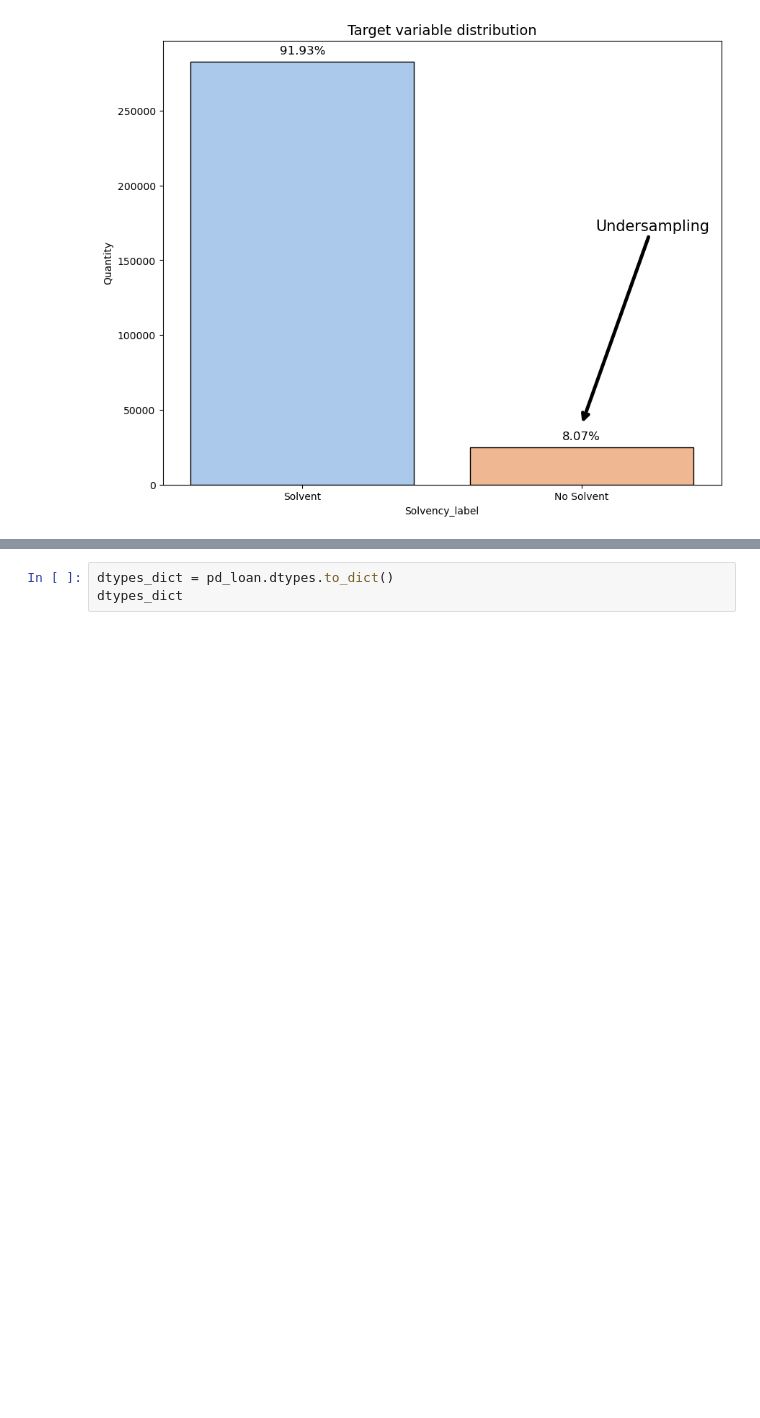
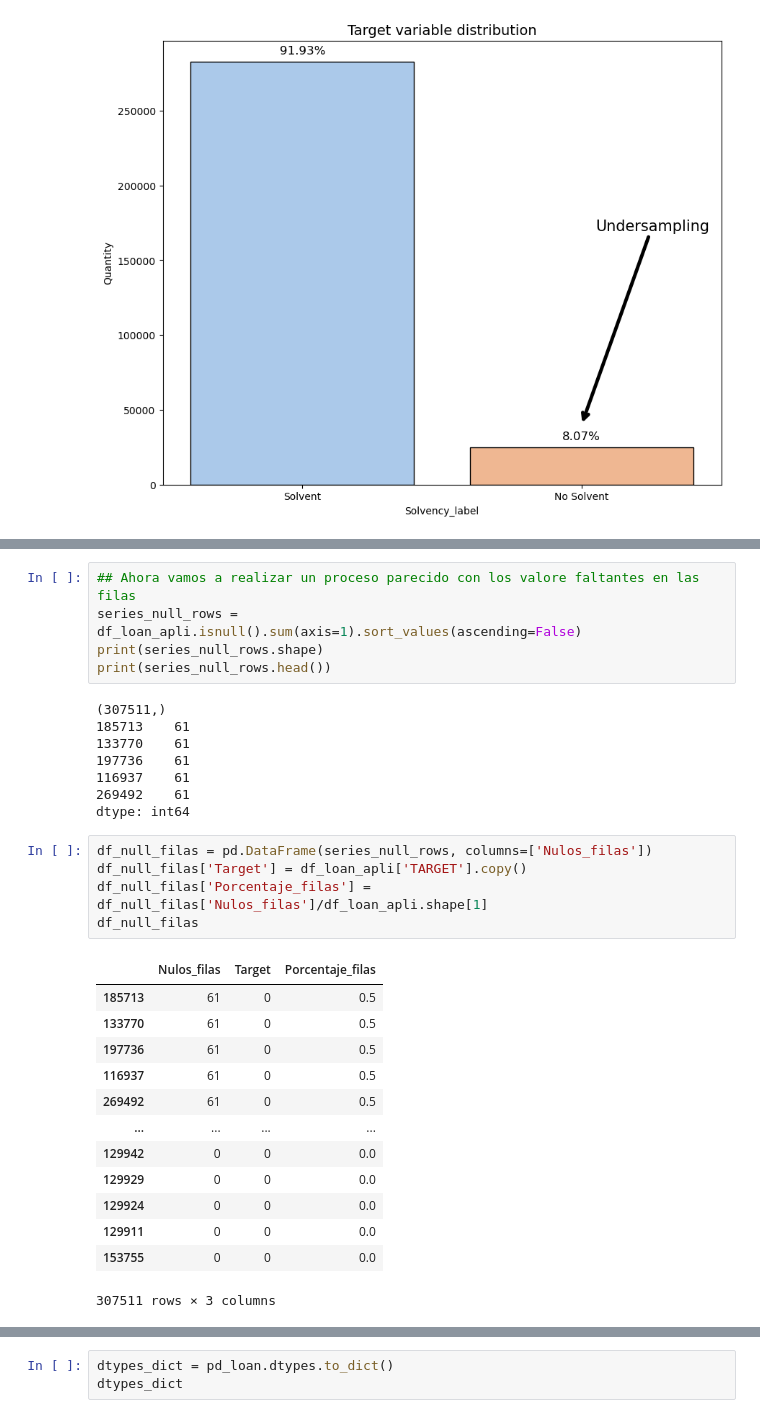
Before and after one commit to josee2202/practica1_EDA, a Jupyter notebook: Inicio.ipynb, the cells around one changed output, grey strips where cells are left out. Drawn from its saved outputs; the diff is of its cells as text; blank space fills up the shorter version.

```diff
--- a/Inicio.ipynb
+++ b/Inicio.ipynb
@@ -142,0 +167,32 @@ Name: TARGET, dtype: float64
+# %%
+## Ahora vamos a realizar un proceso parecido con los valore faltantes en las filas
+series_null_rows = df_loan_apli.isnull().sum(axis=1).sort_values(ascending=False)
+print(series_null_rows.shape)
+print(series_null_rows.head())
+# %% [output]
+(307511,)
+185713    61
+133770    61
+197736    61
+116937    61
+269492    61
+dtype: int64
+# %%
+df_null_filas = pd.DataFrame(series_null_rows, columns=['Nulos_filas'])
+df_null_filas['Target'] = df_loan_apli['TARGET'].copy()
+df_null_filas['Porcentaje_filas'] = df_null_filas['Nulos_filas']/df_loan_apli.shape[1]
+df_null_filas
+# %% [output]
+|  | Nulos_filas | Target | Porcentaje_filas |
+| 185713 | 61 | 0 | 0.5 |
+| 133770 | 61 | 0 | 0.5 |
+| 197736 | 61 | 0 | 0.5 |
+| 116937 | 61 | 0 | 0.5 |
+| 269492 | 61 | 0 | 0.5 |
+| ... | ... | ... | ... |
+| 129942 | 0 | 0 | 0.0 |
+| 129929 | 0 | 0 | 0.0 |
+| 129924 | 0 | 0 | 0.0 |
+| 129911 | 0 | 0 | 0.0 |
+| 153755 | 0 | 0 | 0.0 |
+307511 rows × 3 columns
```
Also changed, not shown: parts of 7 cells of this notebook, 1 other file.
